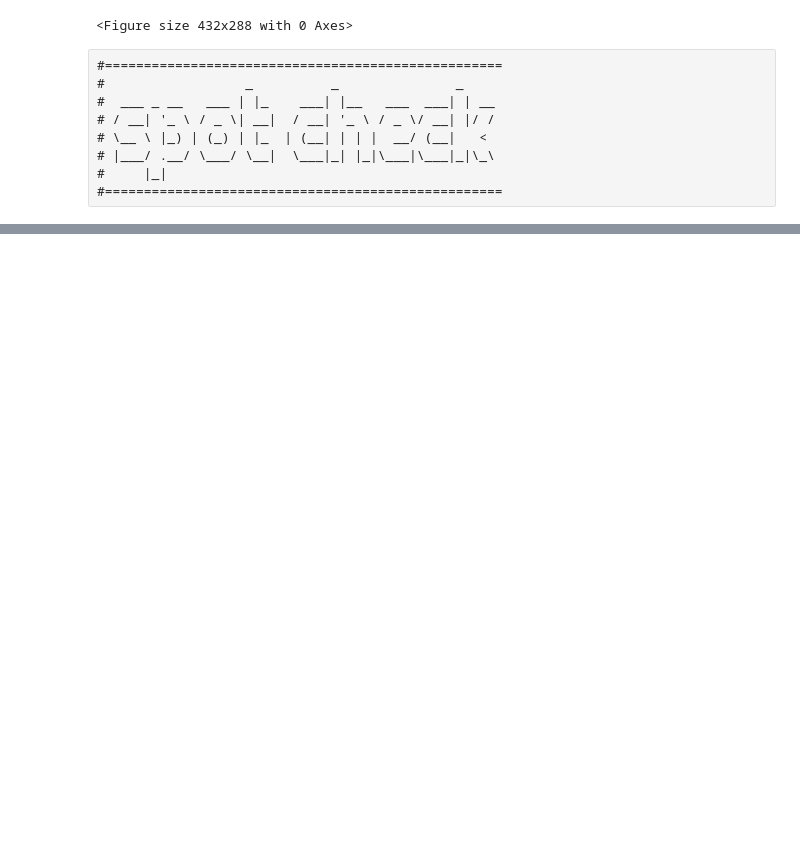
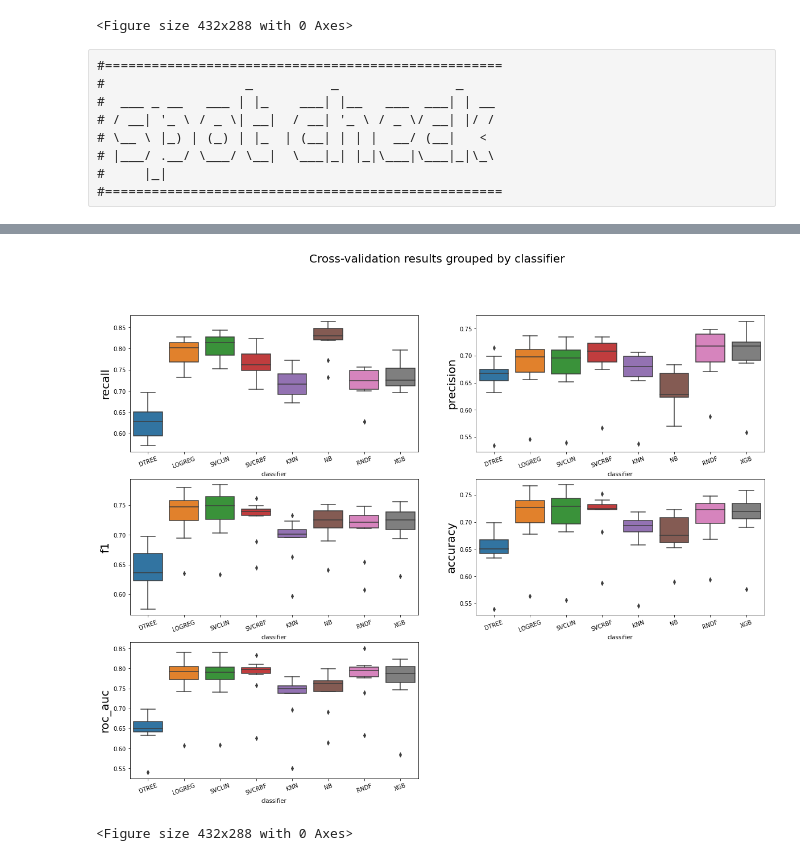
Before and after one commit to clairebrekken/CourseProject, a Jupyter notebook: jx_dev/dev.ipynb, the cells around one changed output, grey strips where cells are left out. Drawn from its saved outputs; the diff is of its cells as text; code cells hidden in the pictures; blank space fills up the shorter version.

```diff
--- a/jx_dev/dev.ipynb
+++ b/jx_dev/dev.ipynb
@@ -377,7 +357,7 @@ for i, (name, model) in enumerate(models):
 
     # cross-validate and compute scores
     score_results              = cross_validate(model,
-                                                x_train_pca,
+                                                x_train,
                                                 y_train,
                                                 scoring            = scores,
                                                 cv                 = cv,
@@ -400,7 +380,7 @@ for i, (name, model) in enumerate(models):
     # compute class prediction probabilities
     if hasattr(model, 'predict_proba'):
         y_pred                 = cross_val_predict(model,
-                                                   x_train_pca,
+                                                   x_train,
                                                    y_train,
                                                    cv     = cv,
                                                    n_jobs = -1,
@@ -424,3 +404,5 @@ for i, (name, model) in enumerate(models):
 
     # append to the overall cross-validation results dataframe
     df_xval_all                = df_xval_all.append(df_xval, ignore_index = True)
+
+print('all done!')
@@ -431,33 +440,36 @@ df_xval_all.groupby('classifier').mean()
 # %%
 #%% boxplot of results
 
 fig       = plt.figure(figsize = (20,15))
 fig.tight_layout()
 
 for i, metric in enumerate(df_xval_all.drop(['classifier'], axis = 1)):
     ax    = fig.add_subplot(3, 2, i+1)
     h     = sns.boxplot(y      = metric,
                         x      = 'classifier',
                         data   = df_xval_all,
                         orient = 'v',
                         ax     = ax)
     h.set_ylabel(metric,fontsize = 20)
     h.set_xticklabels(h.get_xticklabels(), rotation = 20)
     h.set_xlabel('classifier',fontsize = 10)
     plt.tick_params(labelsize = 10)
 
 fig.suptitle('Cross-validation results grouped by classifier', fontsize = 20)
 
 # save fig
 fig_name  = 'x_train_xval_results.jpg'
 fig_file  = os.path.join(results_dir, fig_name)
 
-manager   = plt.get_current_fig_manager()
-manager.window.showMaximized()
+# manager   = plt.get_current_fig_manager()
+# manager.window.showMaximized()
 
 plt.show()
 plt.pause(0.1) # needed for the image to be saved at full size
 plt.savefig(Path(fig_file))
+# %% [output]
+[figure, added]
+<Figure size 432x288 with 0 Axes>
 # %%
 #%% plot cross-validated ROC
 
```
Also changed, not shown: parts of 32 cells of this notebook, 7 other files.
